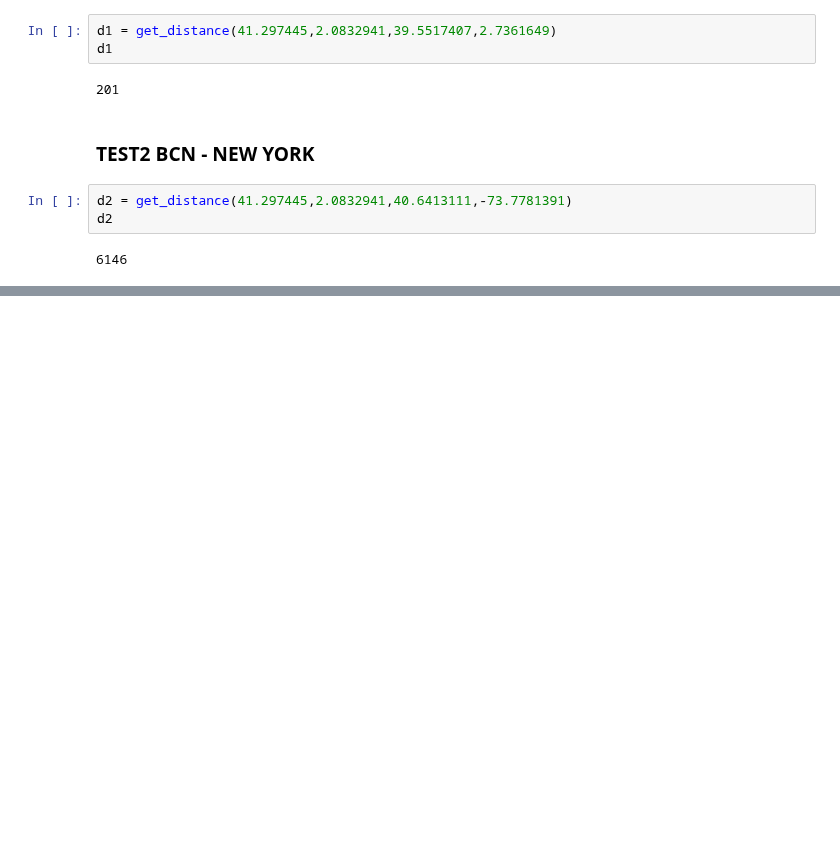
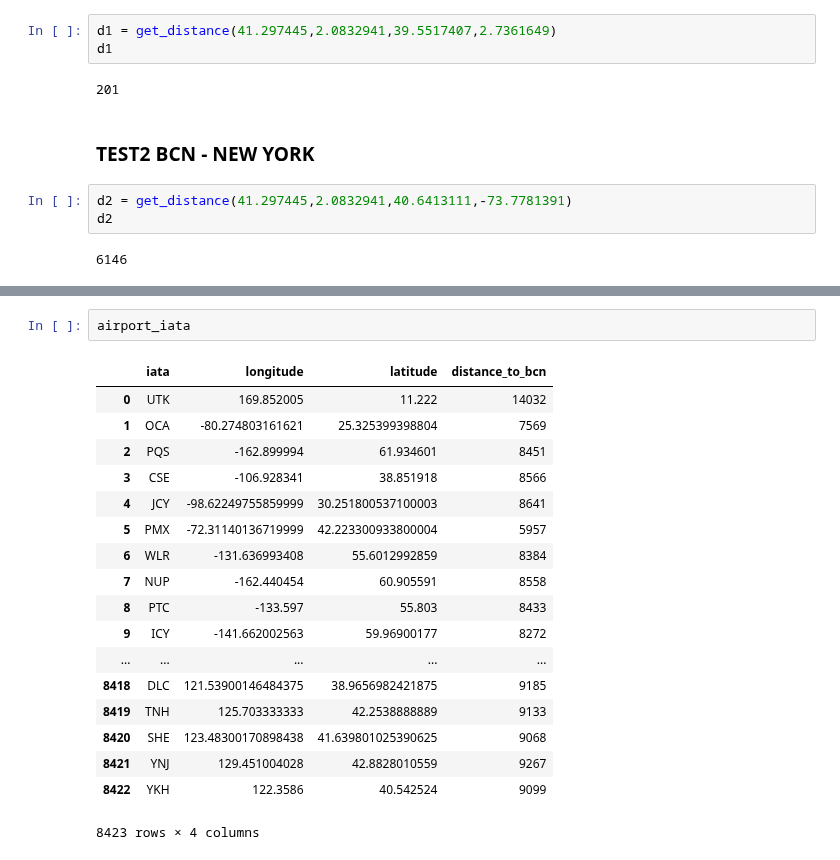
Before and after one commit to pausampietro/data-thiefs-project, a Jupyter notebook: distance_calculation.ipynb, the cells around one changed output, grey strips where cells are left out. Cells and saved outputs as stored; diff of their text form; blank space fills up the shorter version.

```diff
--- a/distance_calculation.ipynb
+++ b/distance_calculation.ipynb
@@ -31,0 +96,21 @@ d2
+# %%
+airport_iata
+# %% [output]
+|  | iata | longitude | latitude | distance_to_bcn |
+| 0 | UTK | 169.852005 | 11.222 | 14032 |
+| 1 | OCA | -80.274803161621 | 25.325399398804 | 7569 |
+| 2 | PQS | -162.899994 | 61.934601 | 8451 |
+| 3 | CSE | -106.928341 | 38.851918 | 8566 |
+| 4 | JCY | -98.62249755859999 | 30.251800537100003 | 8641 |
+| 5 | PMX | -72.31140136719999 | 42.223300933800004 | 5957 |
+| 6 | WLR | -131.636993408 | 55.6012992859 | 8384 |
+| 7 | NUP | -162.440454 | 60.905591 | 8558 |
+| 8 | PTC | -133.597 | 55.803 | 8433 |
+| 9 | ICY | -141.662002563 | 59.96900177 | 8272 |
+| ... | ... | ... | ... | ... |
+| 8418 | DLC | 121.53900146484375 | 38.9656982421875 | 9185 |
+| 8419 | TNH | 125.703333333 | 42.2538888889 | 9133 |
+| 8420 | SHE | 123.48300170898438 | 41.639801025390625 | 9068 |
+| 8421 | YNJ | 129.451004028 | 42.8828010559 | 9267 |
+| 8422 | YKH | 122.3586 | 40.542524 | 9099 |
+8423 rows × 4 columns
```
Also changed, not shown: parts of 8 cells of this notebook.
